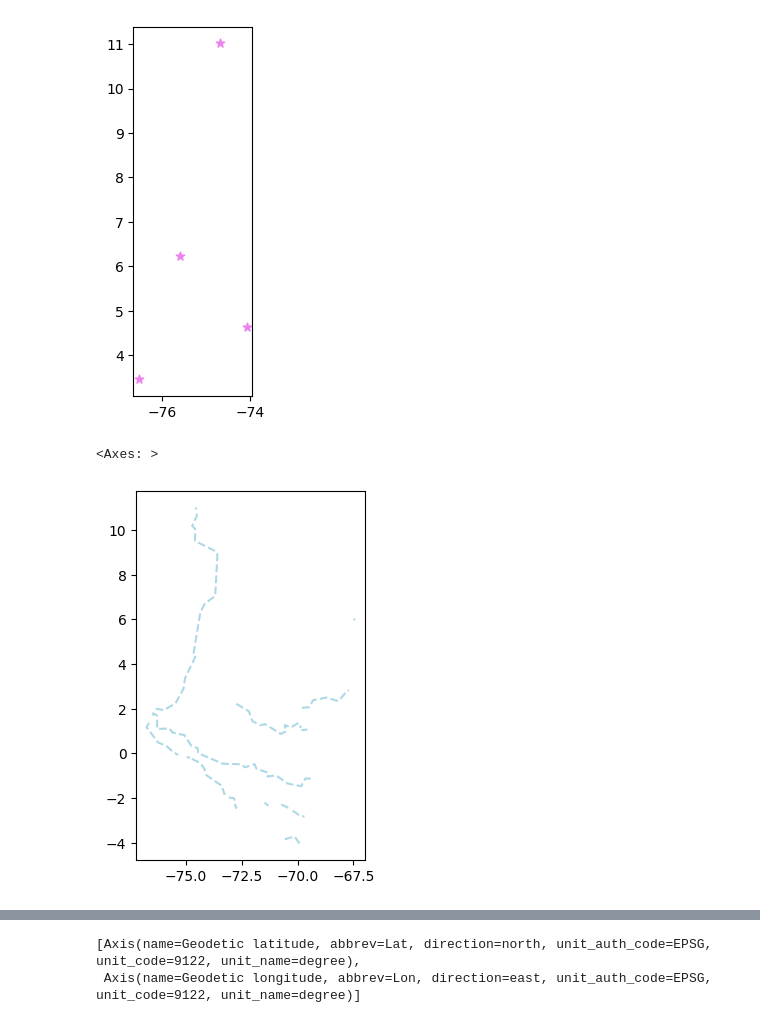
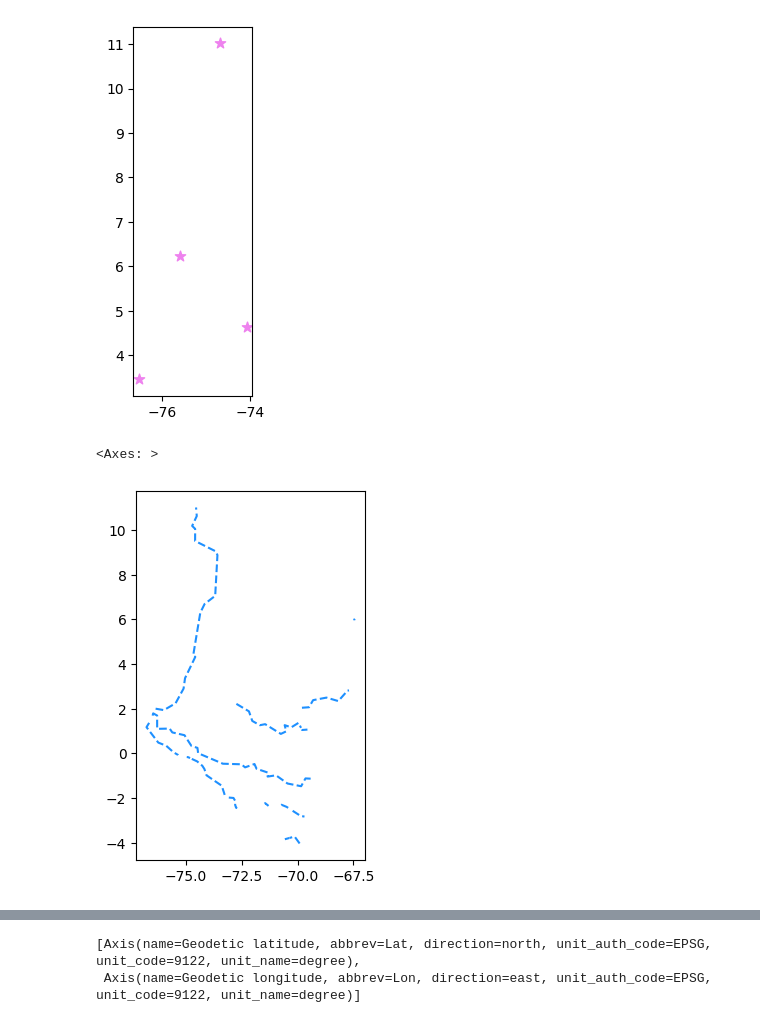
Before and after one commit to ZairaYacsavilca/simpleplot, a Jupyter notebook: Untitled.ipynb, the cells around one changed output, grey strips where cells are left out. Cells and saved outputs as stored; diff of their text form; code cells hidden in the pictures.

```diff
--- a/Untitled.ipynb
+++ b/Untitled.ipynb
@@ -77,7 +77,7 @@ cities_colombia.plot(facecolor="violet", marker="*", markersize=40)
 # %%
 #Por último, añadimos la hidrografía
 #Le cambiamos de color, el estilo de las líneas y su grosor
-rivers_colombia.plot(edgecolor="lightblue", linestyle="dashed", linewidth=1.5)
+rivers_colombia.plot(edgecolor="dodgerblue", linestyle="dashed", linewidth=1.5)
 # %% [output]
 <Axes: >
-[figure, old version]
+[figure, new version]
```
Also changed, not shown: parts of 21 cells of this notebook, 1 other file.
